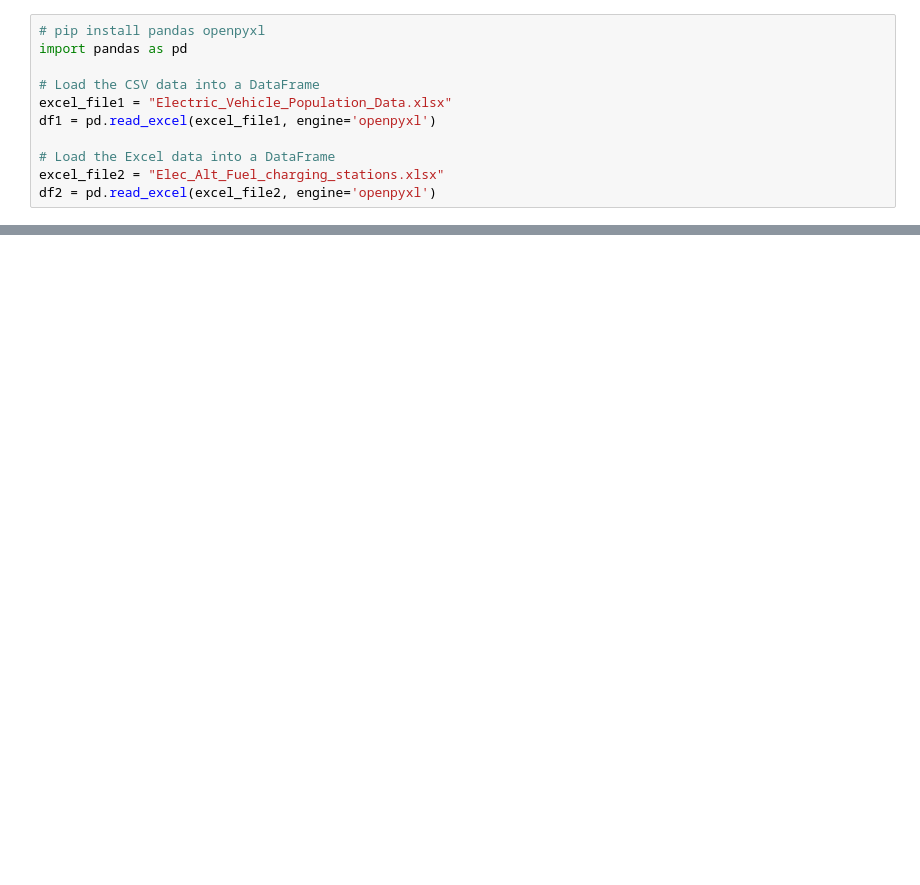
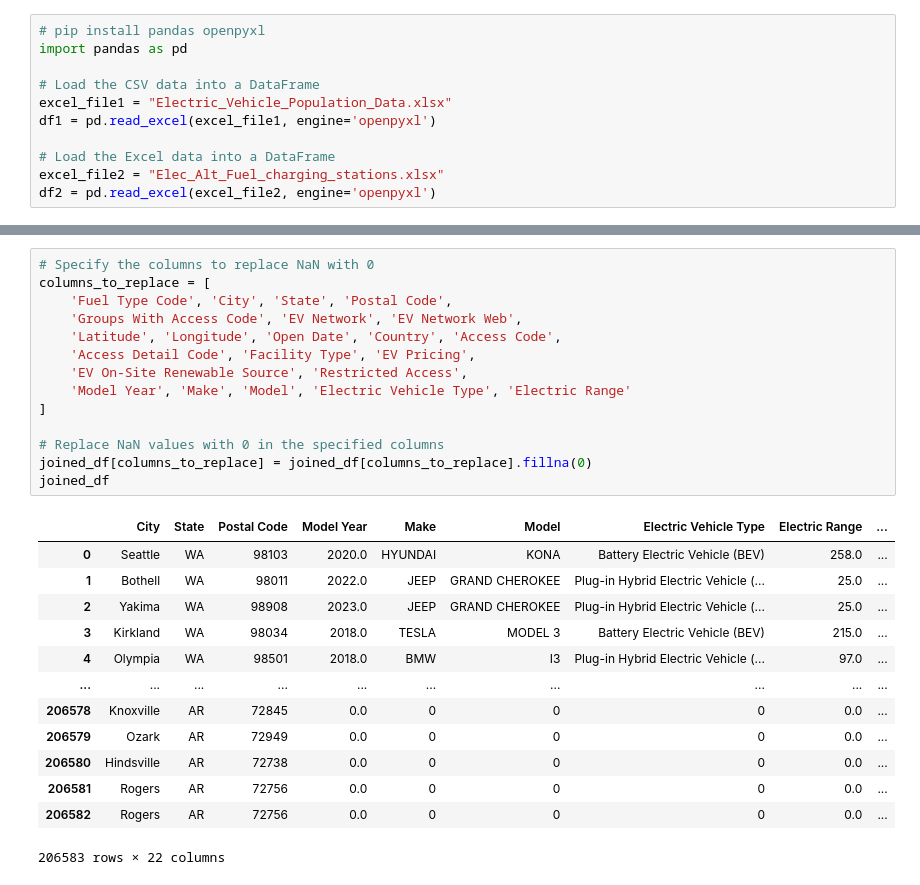
Before and after one commit to aaronbilbow/Project3, a Jupyter notebook: Untitled.ipynb, the cells around one changed output, grey strips where cells are left out. Cells and saved outputs as stored; diff of their text form; blank space fills up the shorter version.

```diff
--- a/Untitled.ipynb
+++ b/Untitled.ipynb
@@ -32,2 +63,30 @@ merged_df.reset_index(drop=True, inplace=True)
+# %%
+# Specify the columns to replace NaN with 0
+columns_to_replace = [
+    'Fuel Type Code', 'City', 'State', 'Postal Code',
+    'Groups With Access Code', 'EV Network', 'EV Network Web',
+    'Latitude', 'Longitude', 'Open Date', 'Country', 'Access Code',
+    'Access Detail Code', 'Facility Type', 'EV Pricing',
+    'EV On-Site Renewable Source', 'Restricted Access',
+    'Model Year', 'Make', 'Model', 'Electric Vehicle Type', 'Electric Range'
+]
+
+# Replace NaN values with 0 in the specified columns
+joined_df[columns_to_replace] = joined_df[columns_to_replace].fillna(0)
+joined_df
+# %% [output]
+|  | City | State | Postal Code | Model Year | Make | Model | Electric Vehicle Type | Electric Range | ... |
+| 0 | Seattle | WA | 98103 | 2020.0 | HYUNDAI | KONA | Battery Electric Vehicle (BEV) | 258.0 | ... |
+| 1 | Bothell | WA | 98011 | 2022.0 | JEEP | GRAND CHEROKEE | Plug-in Hybrid Electric Vehicle (... | 25.0 | ... |
+| 2 | Yakima | WA | 98908 | 2023.0 | JEEP | GRAND CHEROKEE | Plug-in Hybrid Electric Vehicle (... | 25.0 | ... |
+| 3 | Kirkland | WA | 98034 | 2018.0 | TESLA | MODEL 3 | Battery Electric Vehicle (BEV) | 215.0 | ... |
+| 4 | Olympia | WA | 98501 | 2018.0 | BMW | I3 | Plug-in Hybrid Electric Vehicle (... | 97.0 | ... |
+| ... | ... | ... | ... | ... | ... | ... | ... | ... | ... |
+| 206578 | Knoxville | AR | 72845 | 0.0 | 0 | 0 | 0 | 0.0 | ... |
+| 206579 | Ozark | AR | 72949 | 0.0 | 0 | 0 | 0 | 0.0 | ... |
+| 206580 | Hindsville | AR | 72738 | 0.0 | 0 | 0 | 0 | 0.0 | ... |
+| 206581 | Rogers | AR | 72756 | 0.0 | 0 | 0 | 0 | 0.0 | ... |
+| 206582 | Rogers | AR | 72756 | 0.0 | 0 | 0 | 0 | 0.0 | ... |
+206583 rows × 22 columns
 # %%
 # Remove the ".0" from the specified columns by casting them to integers
```
Also changed, not shown: parts of 7 cells of this notebook, 2 other files.
